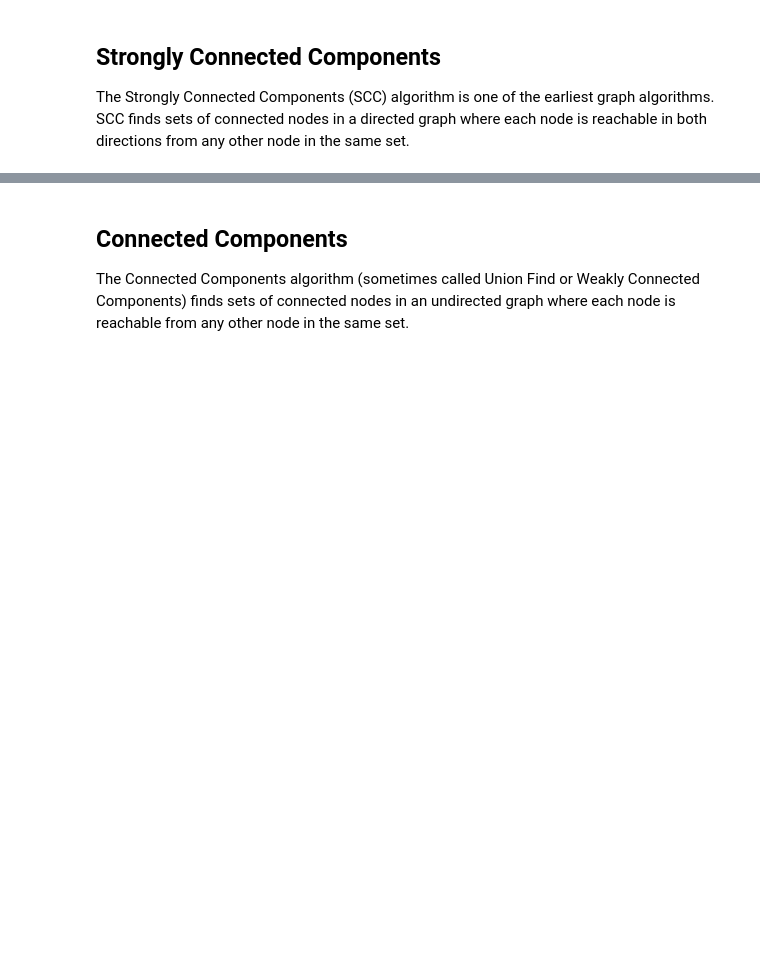
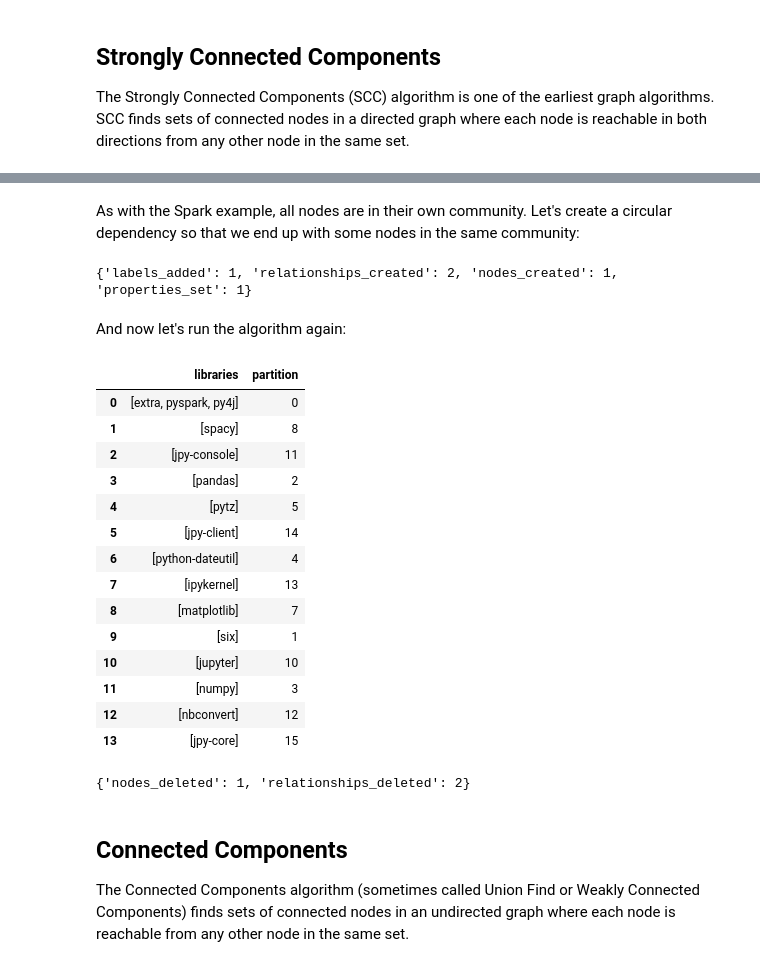
Before and after one commit to mneedham/oreilly-graph-algorithms-learning-course, a Jupyter notebook: notebooks/Module4.ipynb, the cells around one changed output, grey strips where cells are left out. Cells and saved outputs as stored; diff of their text form; code cells hidden in the pictures; blank space fills up the shorter version.

```diff
--- a/notebooks/Module4.ipynb
+++ b/notebooks/Module4.ipynb
@@ -48,7 +48,7 @@ g = create_software_graph()
 # %%
 user = "neo4j"
 password = "neo"
-driver = GraphDatabase.driver("bolt://localhost", auth=(user, password))
+driver = GraphDatabase.driver("bolt://data-science-training-neo4j", auth=(user, password))
 # %%
 with driver.session() as session:
     result = session.run("""
@@ -140,3 +229,62 @@ display(df)
+# %% [markdown]
+As with the Spark example, all nodes are in their own community. Let's create a circular dependency so that we end up with some nodes in the same community:
+# %%
+query = """
+MATCH (py4j:Library {id: "py4j"})
+MATCH (pyspark:Library {id: "pyspark"})
+MERGE (extra:Library {id: "extra"})
+MERGE (py4j)-[:DEPENDS_ON]->(extra)
+MERGE (extra)-[:DEPENDS_ON]->(pyspark)
+"""
+
+with driver.session() as session:
+    result = session.run(query)
+    display(result.summary().counters)
+# %% [output]
+{'labels_added': 1, 'relationships_created': 2, 'nodes_created': 1, 'properties_set': 1}
+# %% [markdown]
+And now let's run the algorithm again:
+# %%
+query = """
+CALL algo.scc.stream("Library", "DEPENDS_ON")
+YIELD nodeId, partition
+RETURN partition, collect(algo.getNodeById(nodeId).id) AS libraries
+ORDER BY size(libraries) DESC
+"""
+
+
+with driver.session() as session:
+    rows = session.run(query)
+    df = pd.DataFrame([dict(record) for record in rows])
+
+display(df)
+# %% [output]
+|  | libraries | partition |
+| 0 | [extra, pyspark, py4j] | 0 |
+| 1 | [spacy] | 8 |
+| 2 | [jpy-console] | 11 |
+| 3 | [pandas] | 2 |
+| 4 | [pytz] | 5 |
+| 5 | [jpy-client] | 14 |
+| 6 | [python-dateutil] | 4 |
+| 7 | [ipykernel] | 13 |
+| 8 | [matplotlib] | 7 |
+| 9 | [six] | 1 |
+| 10 | [jupyter] | 10 |
+| 11 | [numpy] | 3 |
+| 12 | [nbconvert] | 12 |
+| 13 | [jpy-core] | 15 |
+# %%
+query = """
+MATCH (extra:Library {id: "extra"})
+DETACH DELETE extra
+"""
+
+with driver.session() as session:
+    result = session.run(query)
+    display(result.summary().counters)
+# %% [output]
+{'nodes_deleted': 1, 'relationships_deleted': 2}
 # %% [markdown]
 ## Connected Components
 
```
Also changed, not shown: parts of 15 cells of this notebook, 4 other files.
